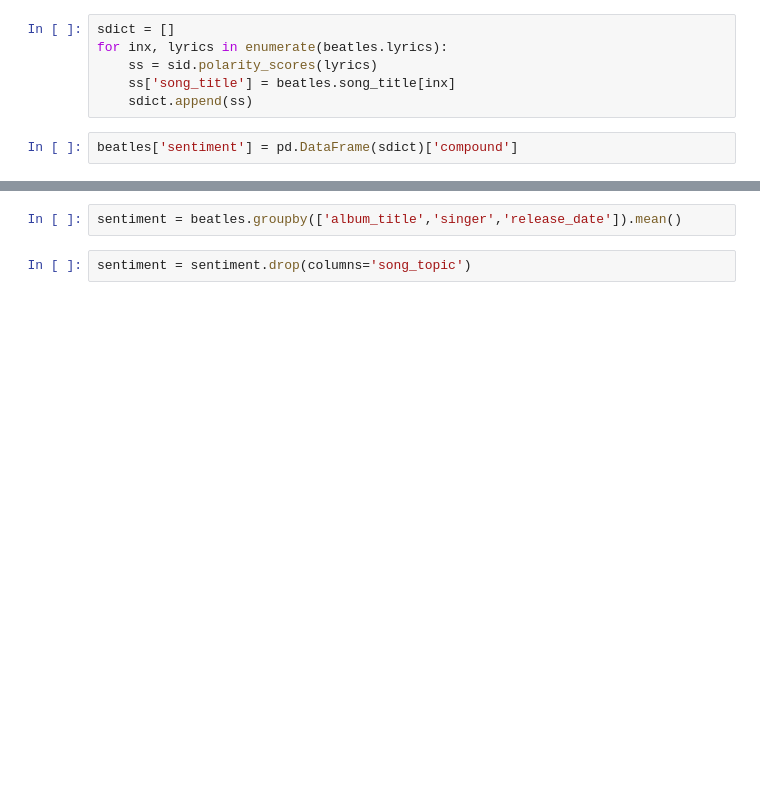
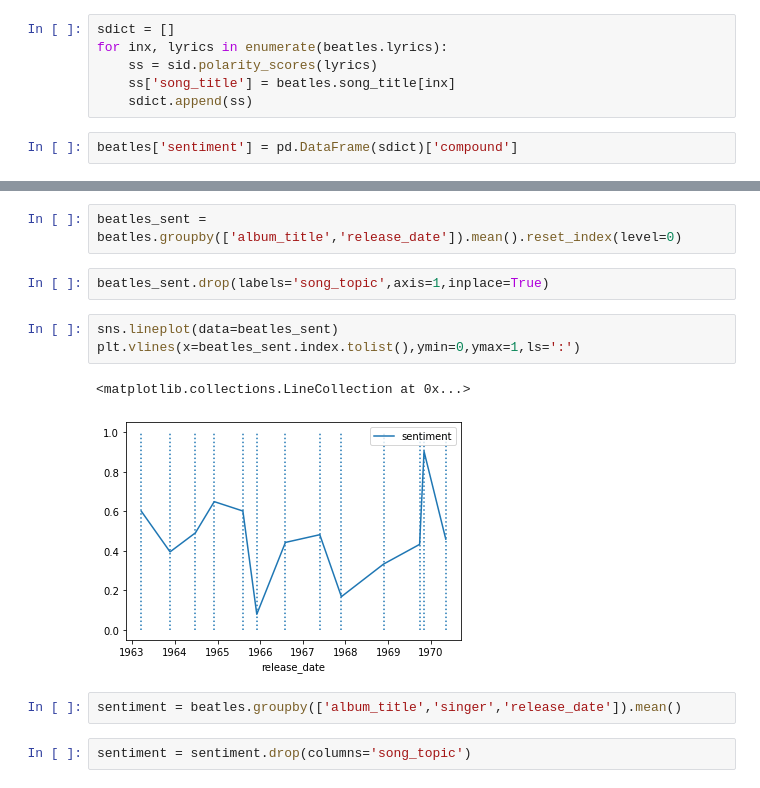
Before and after one commit to josephpcowell/cowell_proj_5, a Jupyter notebook: text_analysis.ipynb, the cells around one changed output, grey strips where cells are left out. Cells and saved outputs as stored; diff of their text form; blank space fills up the shorter version.

Commit message:
Getting started on visuals

```diff
--- a/text_analysis.ipynb
+++ b/text_analysis.ipynb
@@ -411,6 +423,16 @@ beatles.sort_values(by='sentiment').tail(5)
 | 49 | Love Me Do | The Beatles | Please Please Me | 1963-03-22 00:00:00 | Love, love me do You know I love ... | Lennon | 0 | 0.9993 |
 | 107 | Eight Days a Week | The Beatles | Beatles for Sale | 1964-12-04 00:00:00 | Ooh, I need your love, babe Guess... | Lennon | 2 | 0.9994 |
 | 99 | All You Need Is Love | The Beatles | Magical Mystery Tour (US) | 1967-11-27 00:00:00 | Love, love, love Love, love, love... | Lennon | 0 | 0.9998 |
+# %%
+beatles_sent = beatles.groupby(['album_title','release_date']).mean().reset_index(level=0)
+# %%
+beatles_sent.drop(labels='song_topic',axis=1,inplace=True)
+# %%
+sns.lineplot(data=beatles_sent)
+plt.vlines(x=beatles_sent.index.tolist(),ymin=0,ymax=1,ls=':')
+# %% [output]
+<matplotlib.collections.LineCollection at 0x...>
+[figure, added]
 # %%
 sentiment = beatles.groupby(['album_title','singer','release_date']).mean()
 # %%
```
Also changed, not shown: parts of 9 cells of this notebook.
